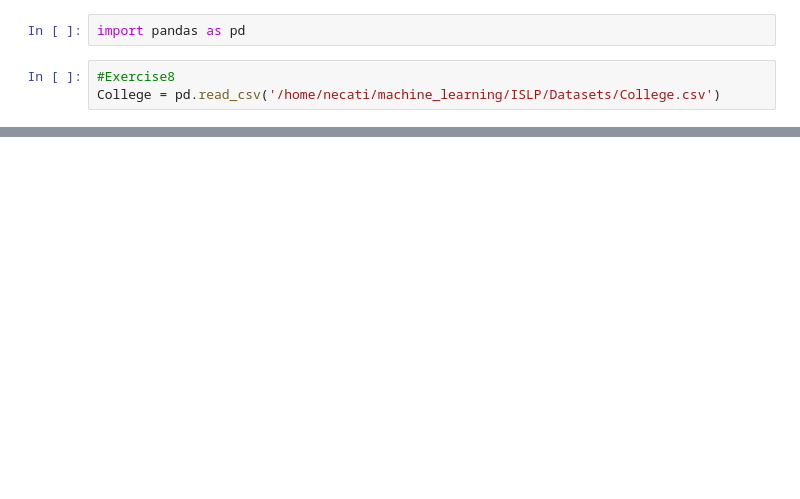
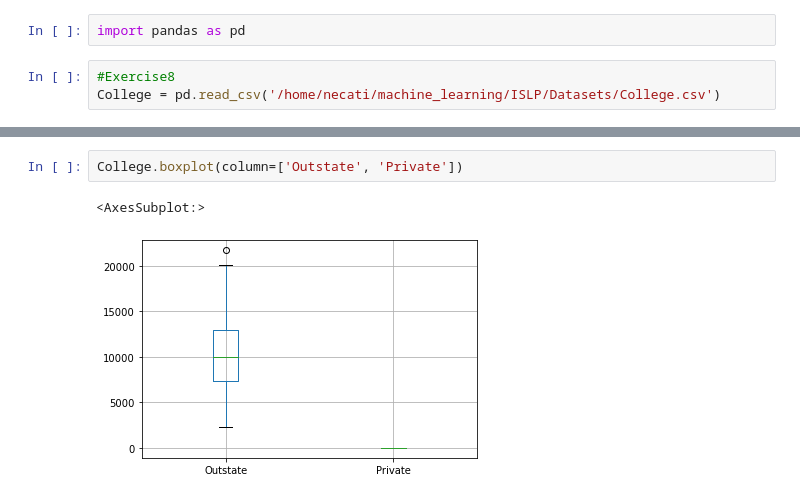
Before and after one commit to nectifurkn455/machine_learning, a Jupyter notebook: ISLP/Exercises/chapter2exercises.ipynb, the cells around one changed output, grey strips where cells are left out. Drawn from its saved outputs; the diff is of its cells as text; blank space fills up the shorter version.

```diff
--- a/ISLP/Exercises/chapter2exercises.ipynb
+++ b/ISLP/Exercises/chapter2exercises.ipynb
@@ -18,0 +136,5 @@ College.shape
+# %%
+College.boxplot(column=['Outstate', 'Private'])
+# %% [output]
+<AxesSubplot:>
+[figure, added]
```
Also changed, not shown: parts of 31 cells of this notebook.
